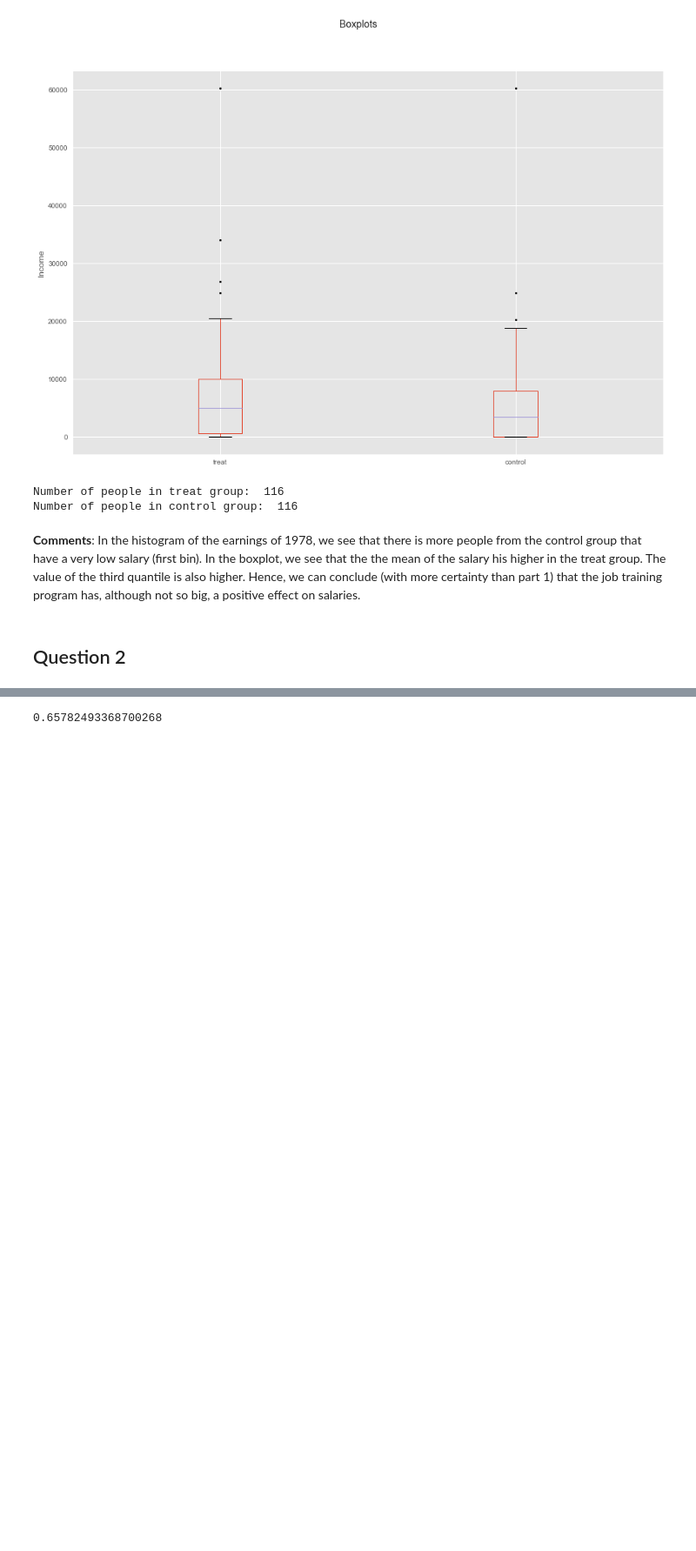
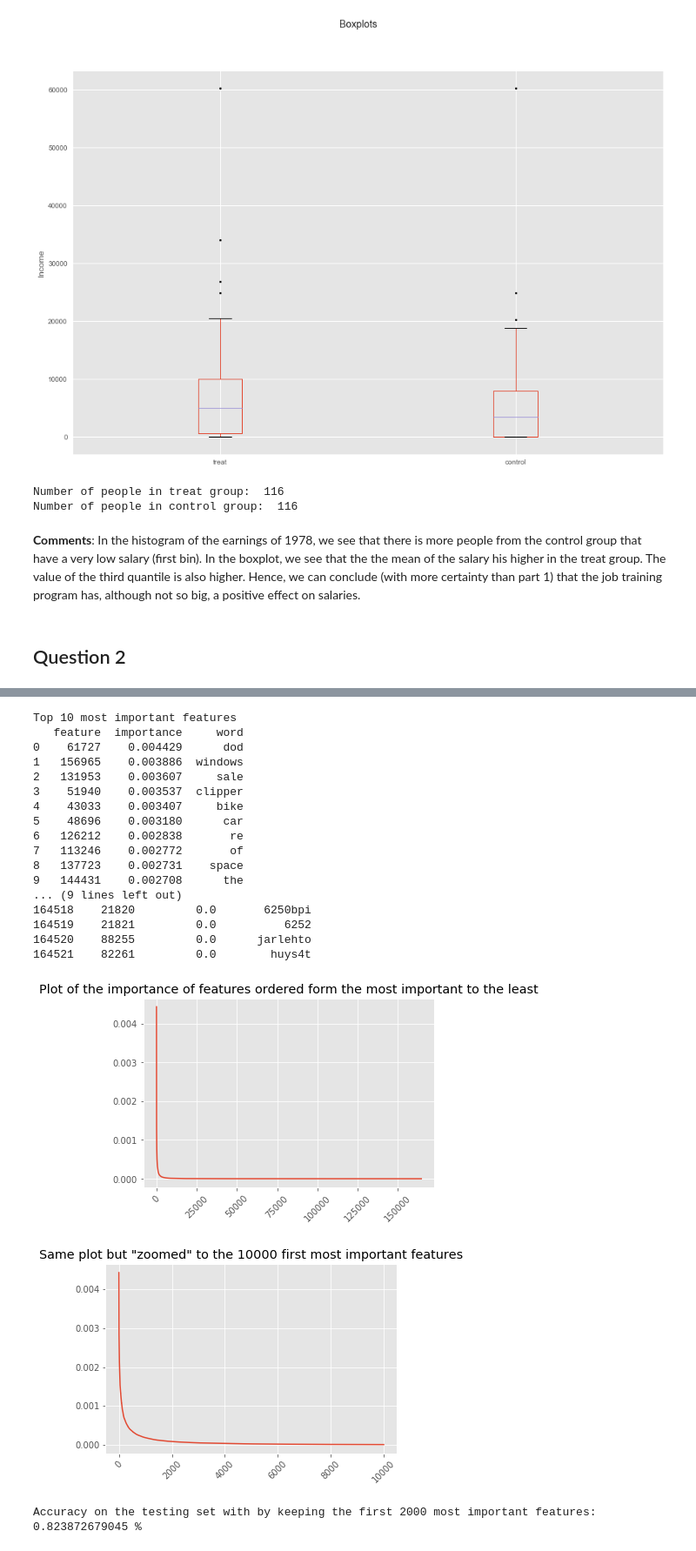
Before and after one commit to Timonzimm/CS-401, a Jupyter notebook: HW04/Homework4.ipynb, the cells around one changed output, grey strips where cells are left out. Shown at 87% size. Cells and saved outputs as stored; diff of their text form; code cells hidden in the pictures; blank space fills up the shorter version.

```diff
--- a/HW04/Homework4.ipynb
+++ b/HW04/Homework4.ipynb
@@ -504,0 +488,8 @@ X_test = vectorizer.transform(X_test)
+# %%
+# We start by fitting a Ranfom Forest model on the training set using the default parameters
+model = RandomForestClassifier()
+model.fit(X_train, Y_train)
+# We compute our prediction on the test set
+pred = model.predict(X_test)
+# We compute our accuracy based on our prediction on the testing set
+print('Accuracy on the testing set with default parameter: ', accuracy_score(pred, Y_test), '%')
@@ -504,0 +574,52 @@ X_test = vectorizer.transform(X_test)
+# %%
+# Get a mapping from index to word
+idx_to_word = {v:k for k,v in vectorizer.vocabulary_.items()}
+
+# Get feature immportance
+importances = model.feature_importances_
+
+df = pd.DataFrame([{
+    'word': idx_to_word[feature],
+    'feature': feature,
+    'importance': importances[feature]
+} for feature in range(len(importances))])
+
+df = df.sort_values('importance', ascending=False).reset_index()
+del df['index']
+
+
+print('Top 10 most important features')
+print(df.iloc[:10])
+print()
+print('Top 10 least important features')
+print(df.iloc[-10:])
+
+fig = df.importance.plot(rot=45)
+fig.autoscale(tight=False)
+plt.title('Plot of the importance of features ordered form the most important to the least')
+plt.show()
+
+fig = df.importance.iloc[:10000].plot(rot=45)
+fig.autoscale(tight=False)
+plt.title('Same plot but "zoomed" to the 10000 first most important features')
+plt.show()
+# %% [output]
+Top 10 most important features
+   feature  importance     word
+0    61727    0.004429      dod
+1   156965    0.003886  windows
+2   131953    0.003607     sale
+3    51940    0.003537  clipper
+4    43033    0.003407     bike
+5    48696    0.003180      car
+6   126212    0.002838       re
+7   113246    0.002772       of
+8   137723    0.002731    space
+9   144431    0.002708      the
+... (9 lines left out)
+164518    21820         0.0       6250bpi
+164519    21821         0.0          6252
+164520    88255         0.0      jarlehto
+164521    82261         0.0        huys4t
+[figure, added]
+[figure, added]
@@ -505,7 +646,8 @@ X_test = vectorizer.transform(X_test)
 # %%
-model = RandomForestClassifier()
+model = RandomForestClassifier(max_depth=best_params.max_depth.values[0],
+                               n_estimators=best_params.n_estimators.values[0])
 model.fit(X_train, Y_train)
 pred = model.predict(X_test)
-accuracy_score(pred, Y_test)
+print('Accuracy on the testing set with by keeping the first 2000 most important features: ', accuracy_score(pred, Y_test), '%')
 # %% [output]
-0.65782493368700268
+Accuracy on the testing set with by keeping the first 2000 most important features:  0.823872679045 %
```
Also changed, not shown: parts of 22 cells of this notebook, 1 other file.
